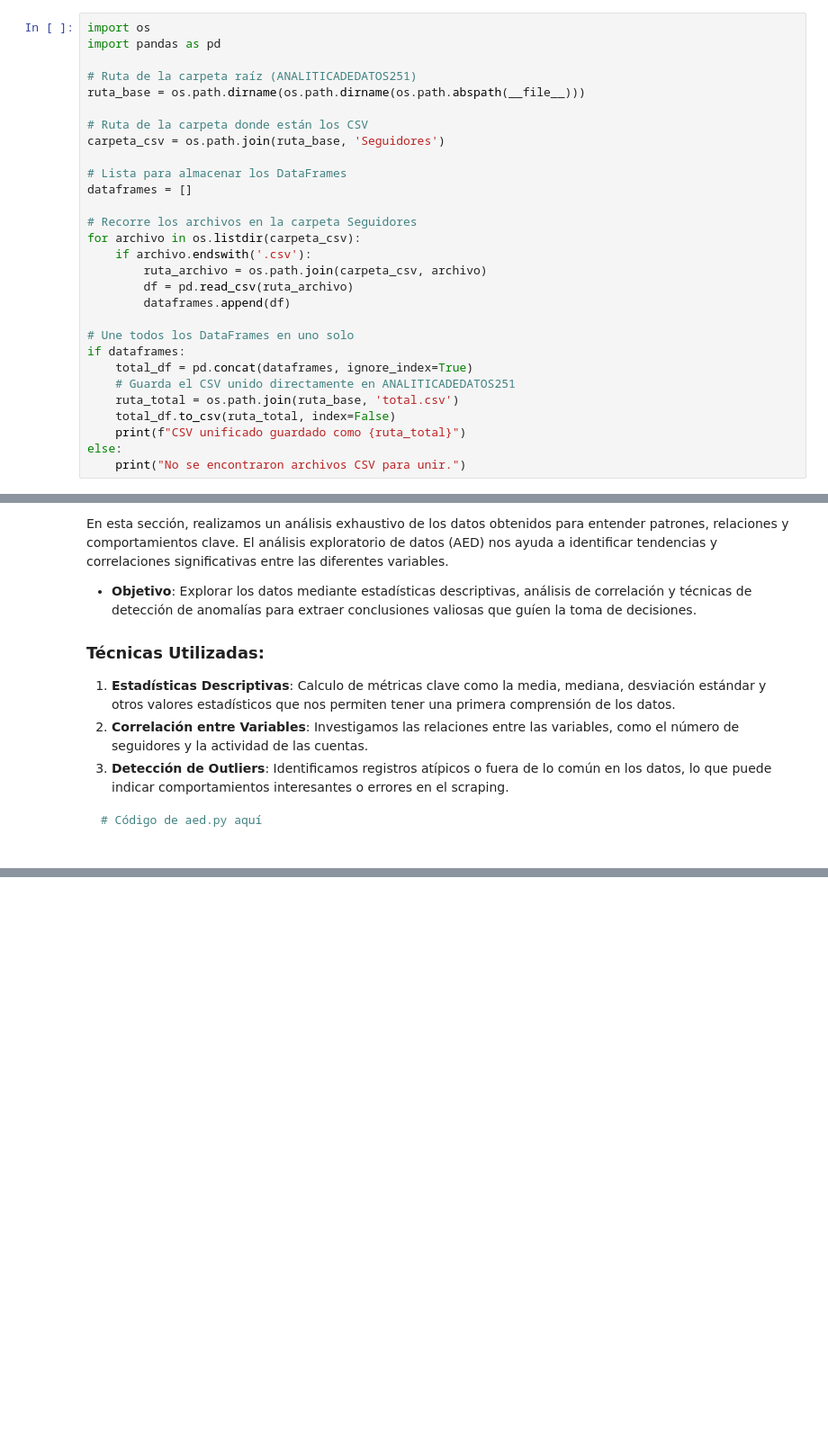
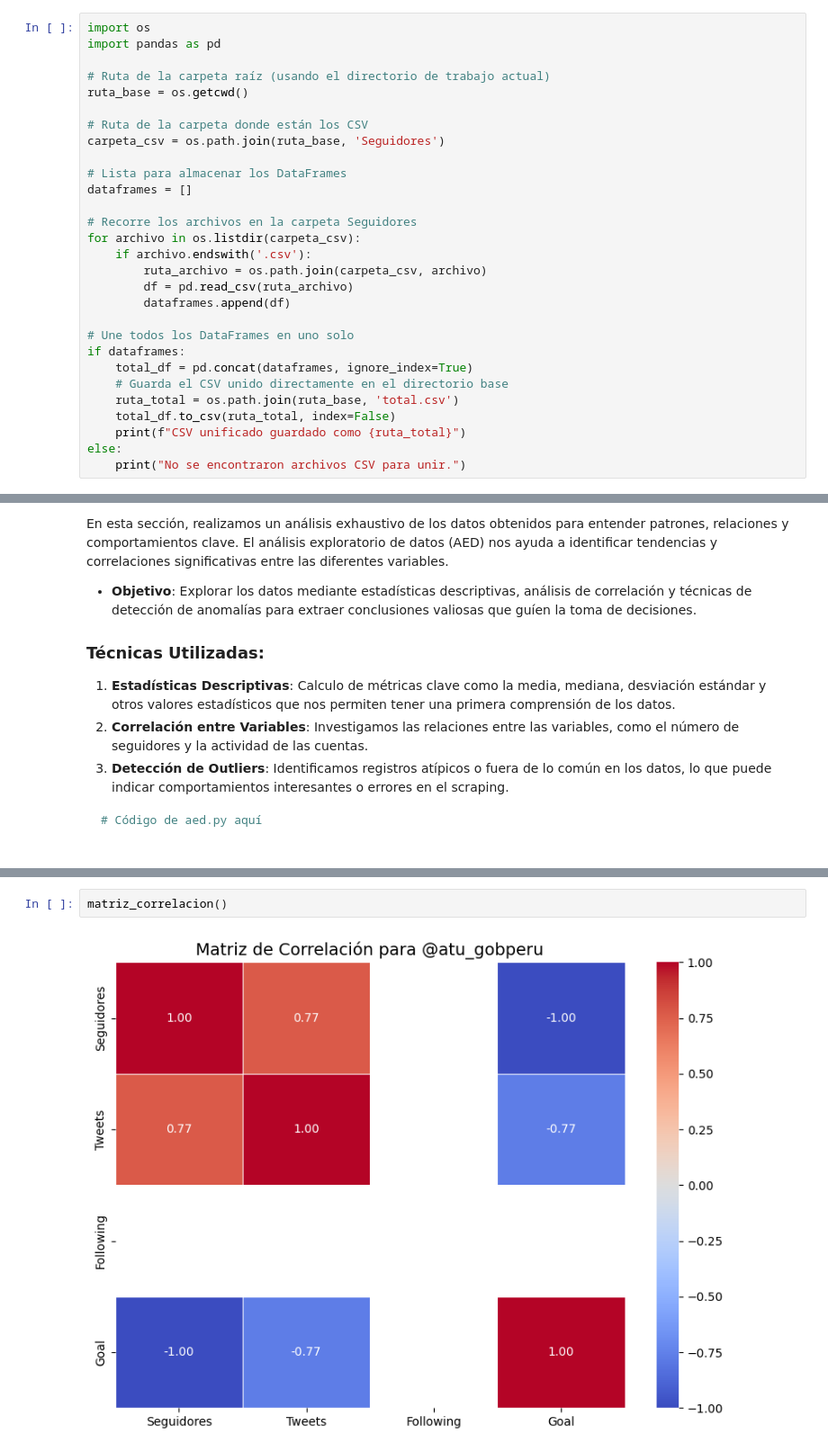
Before and after one commit to Seteley/AnaliticaDeDatos251, a Jupyter notebook: PC1.ipynb, the cells around one changed output, grey strips where cells are left out. Shown at 90% size. Cells and saved outputs as stored; diff of their text form; blank space fills up the shorter version.

```diff
--- a/PC1.ipynb
+++ b/PC1.ipynb
@@ -9,8 +9,8 @@ En esta sección, uniremos todos los csv obtenidos a través del web scraping. E
 import os
 import pandas as pd
 
-# Ruta de la carpeta raíz (ANALITICADEDATOS251)
-ruta_base = os.path.dirname(os.path.dirname(os.path.abspath(__file__)))
+# Ruta de la carpeta raíz (usando el directorio de trabajo actual)
+ruta_base = os.getcwd()
 
 # Ruta de la carpeta donde están los CSV
 carpeta_csv = os.path.join(ruta_base, 'Seguidores')
@@ -28,7 +28,7 @@ for archivo in os.listdir(carpeta_csv):
 # Une todos los DataFrames en uno solo
 if dataframes:
     total_df = pd.concat(dataframes, ignore_index=True)
-    # Guarda el CSV unido directamente en ANALITICADEDATOS251
+    # Guarda el CSV unido directamente en el directorio base
     ruta_total = os.path.join(ruta_base, 'total.csv')
     total_df.to_csv(ruta_total, index=False)
     print(f"CSV unificado guardado como {ruta_total}")
@@ -251,0 +312,4 @@ dtype: object
+# %%
+matriz_correlacion()
+# %% [output]
+[figure, added]
```
Also changed, not shown: parts of 12 cells of this notebook.
